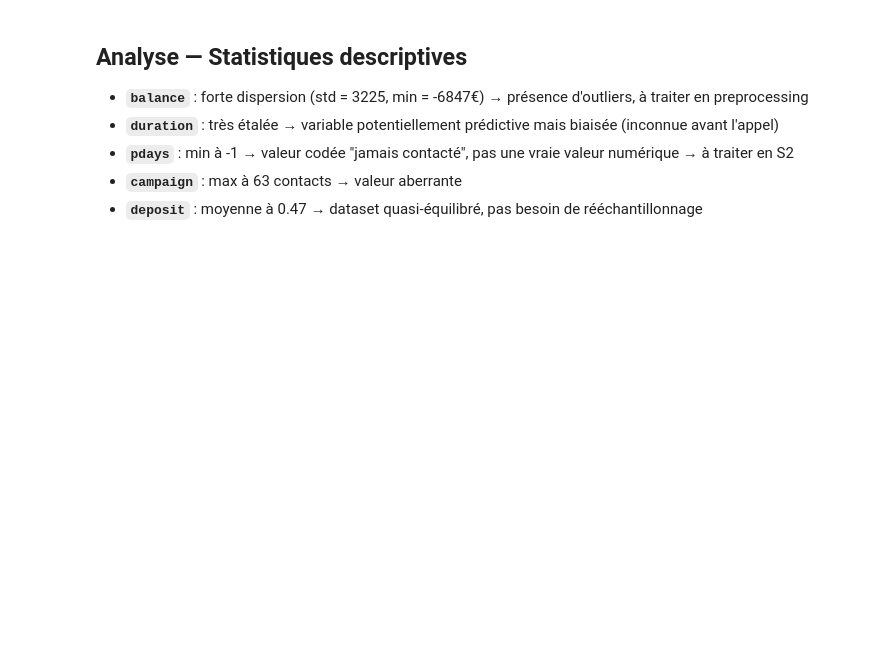
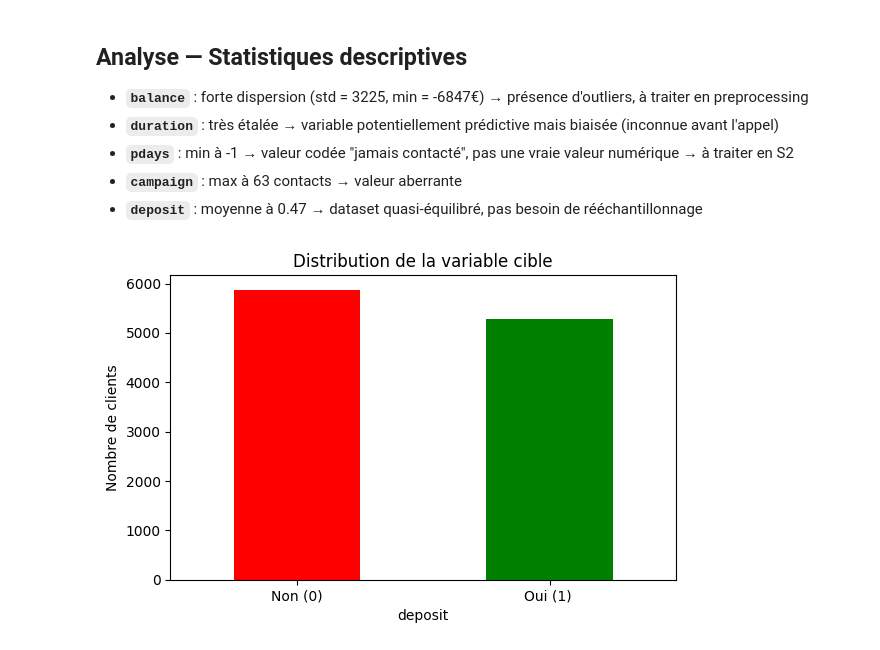
Before and after one commit to but-yohan-carvalho/optimisateur_marketing, a Jupyter notebook: lead_scoring/notebooks/01_eda.ipynb, the cells around one changed output. Drawn from its saved outputs; the diff is of its cells as text; code cells hidden in the pictures; blank space fills up the shorter version.

```diff
--- a/lead_scoring/notebooks/01_eda.ipynb
+++ b/lead_scoring/notebooks/01_eda.ipynb
@@ -45,3 +47,15 @@ df.describe()
 - **`pdays`** : min à -1 → valeur codée "jamais contacté", pas une vraie valeur numérique → à traiter en S2
 - **`campaign`** : max à 63 contacts → valeur aberrante
 - **`deposit`** : moyenne à 0.47 → dataset quasi-équilibré, pas besoin de rééchantillonnage
+# %%
+fig, ax = plt.subplots(figsize=(6,4))
+df["deposit"].value_counts().plot(kind="bar", ax=ax, color=["red", "green"])
+
+ax.set_xticklabels(["Non (0)", "Oui (1) "], rotation=0)
+ax.set_title("Distribution de la variable cible")
+ax.set_ylabel("Nombre de clients")
+
+plt.tight_layout()
+plt.show()
+# %% [output]
+[figure, added]
```
Also changed, not shown: parts of 4 cells of this notebook, 1 other file.
